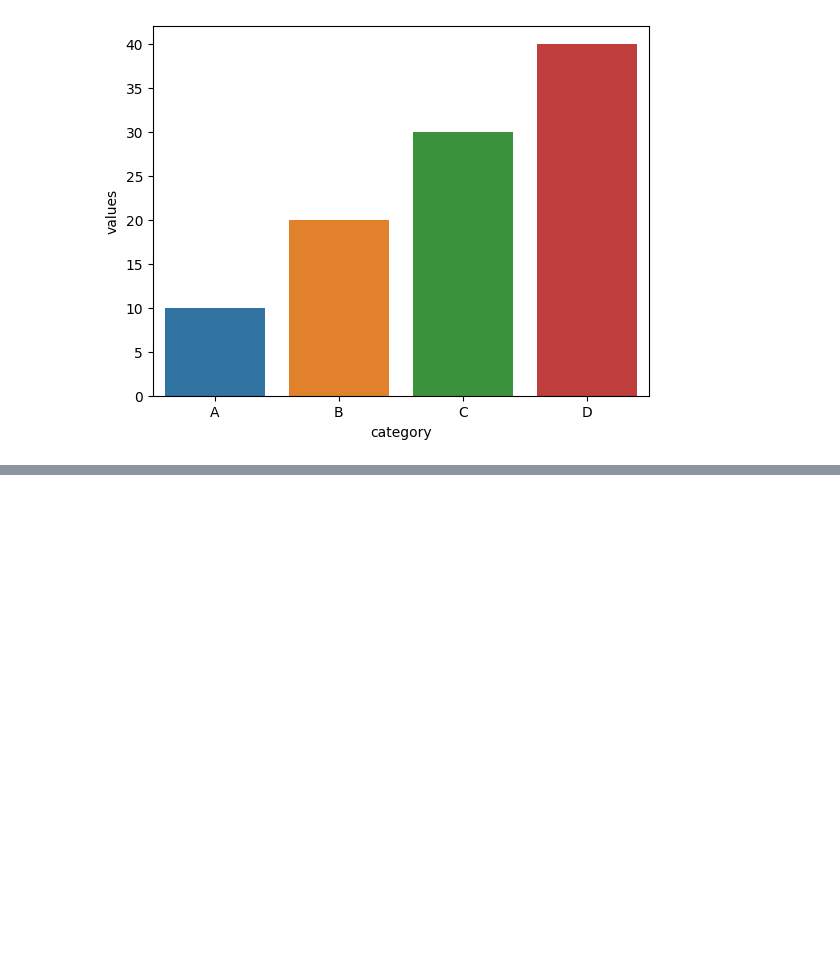
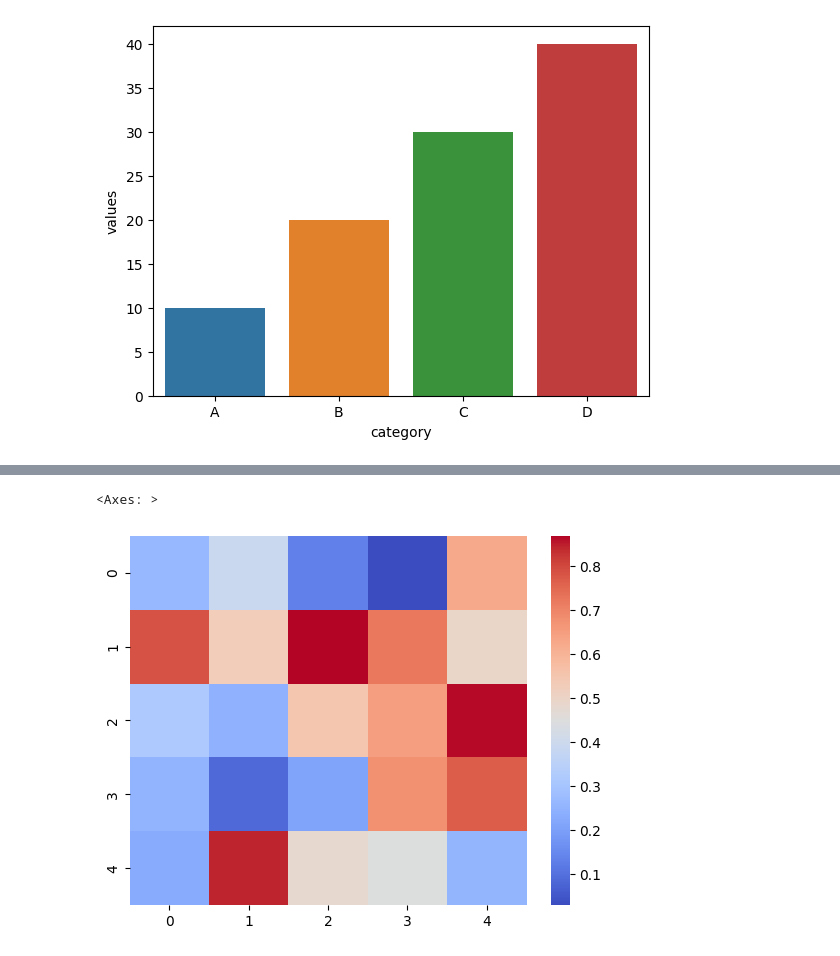
Before and after one commit to Prashantkr57/Python-for-Data-Analyst, a Jupyter notebook: Python_for_Data_Analyst.ipynb, the cells around one changed output, grey strips where cells are left out. Saved outputs shown, nothing was run; the diff lists cells and outputs as text; code cells hidden in the pictures; blank space fills up the shorter version.

```diff
--- a/Python_for_Data_Analyst.ipynb
+++ b/Python_for_Data_Analyst.ipynb
@@ -478,0 +490,13 @@ plt.show()
+# %%
+import seaborn as sns
+import pandas as pd
+import numpy as np
+
+# Creating a sample dataset
+data = pd.DataFrame(np.random.rand(5,5))
+
+# Creating heatmap using seaborn
+sns.heatmap(data, cmap='coolwarm')
+# %% [output]
+<Axes: >
+[figure, added]
```
Also changed, not shown: parts of 3 cells of this notebook.
